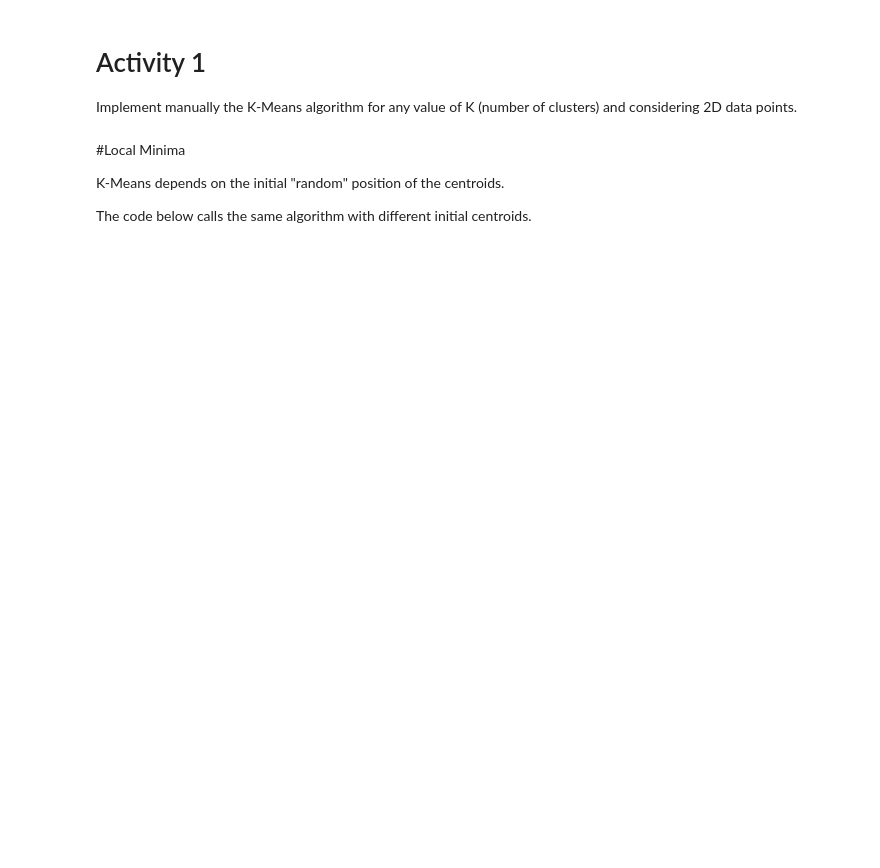
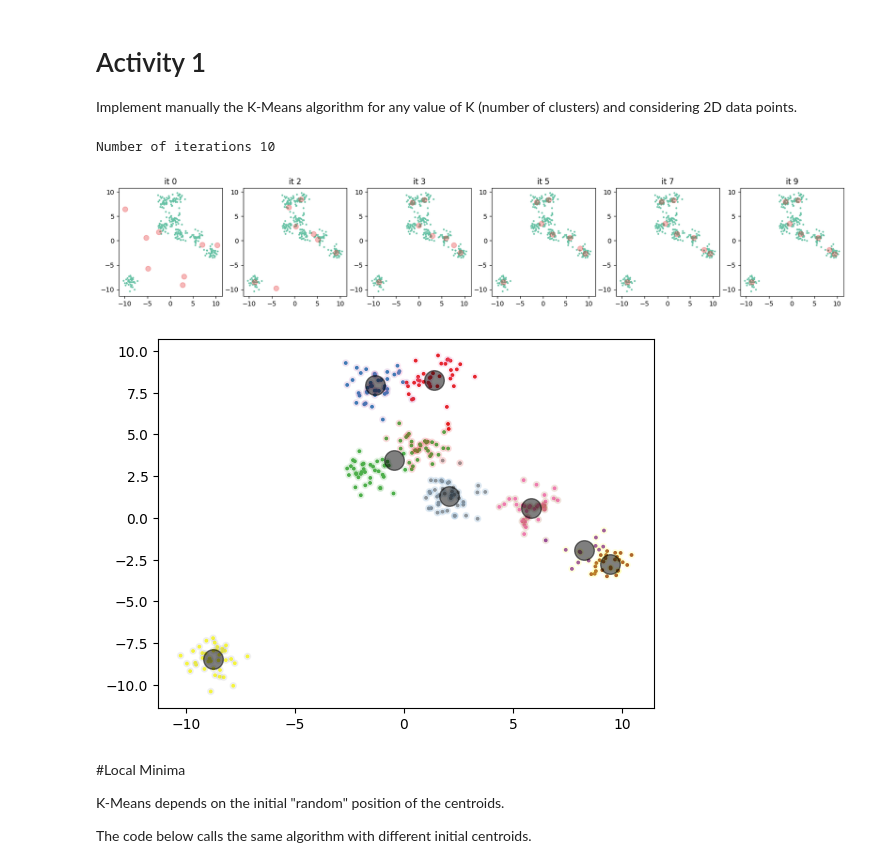
Before and after one commit to brumocas/ML, a Jupyter notebook: lab10/ML_notebook10.ipynb, the cells around one changed output. Cells and saved outputs as stored; diff of their text form; code cells hidden in the pictures; blank space fills up the shorter version.

```diff
--- a/lab10/ML_notebook10.ipynb
+++ b/lab10/ML_notebook10.ipynb
@@ -142,11 +143,13 @@ def kmeans_func(X_func, K_func, show_plot=0, ini_method=0):
       min_dist = float('inf')
       # dist of the point from all centroids
       for centroid_i, centroid in enumerate(centroids):
-        dist =  ''' --- complete HERE --- '''
+        dist =  np.sqrt( (sample_pt[0] - centroid[0])**2 + (sample_pt[1] - centroid[1])**2 )
         # store closest centroid
-        if ''' --- complete HERE --- ''':
-          ''' --- complete HERE --- '''
-          ''' --- complete HERE --- '''
+        if dist < min_dist:
+          min_dist = dist
+          cluster[sample_i] = centroid_i
+
+
 
     sum = np.zeros((K_func,2))
     cnt = np.zeros(K_func)
@@ -160,7 +163,6 @@ def kmeans_func(X_func, K_func, show_plot=0, ini_method=0):
       else:
         # hopefully, the next iteration will fix uninteresting centroid
         new_centroids[k] = [random.uniform(min0,max0),random.uniform(min1,max1)]
-
 
 
     # if centroids are same then leave
@@ -173,33 +175,37 @@ def kmeans_func(X_func, K_func, show_plot=0, ini_method=0):
 
   print("Number of iterations", iter)
   #print(centr_list)
 
   if show_plot: # pretty subplotting
     cols = min(iter,6) # max 6 plots
     fig, ax = plt.subplots(nrows=1, ncols=cols, figsize=(20,3))
     for col in range(min(cols,iter)):
       ax[col].scatter(X_func[:, 0], X_func[:, 1], s=3, c=np.zeros(X_func.shape[0]), cmap='Set2')
       i = round(iter/cols*col)
       if (col==cols-1):
         i = iter-1
       ## print("centr %s", i,"=>", centr_list[i])
       ## devia funcionar ### ax[row, col].scatter(centr_list[i][:,0], centr_list[i][:,1], c='black', s=200, alpha=0.5);
       for j in range(K_func):
         centr_plot_x = centr_list[i][j][0]
         centr_plot_y = centr_list[i][j][1]
         ax[col].scatter(centr_plot_x, centr_plot_y, c=j, s=60, alpha=0.3, cmap='Set1')
         ax[col].title.set_text("it " + str(i) )
     plt.show()
 
   return centroids, cluster
 
 
 # call our kmeans_func with our data
 centr, clust = kmeans_func(X, n_clusters, show_plot=1, ini_method=0)
 
 plt.scatter(X[:, 0], X[:, 1], c=clust, s=3, cmap='Set1')
 plt.scatter(X[:, 0], X[:, 1], c=y_true, s=20, cmap='Set1', alpha=0.1)
 plt.scatter(centr[:, 0], centr[:, 1], c='black', s=200, alpha=0.5);
+# %% [output]
+Number of iterations 10
+[figure, added]
+[figure, added]
 # %% [markdown]
 #Local Minima
 
```
Also changed, not shown: parts of 9 cells of this notebook.
